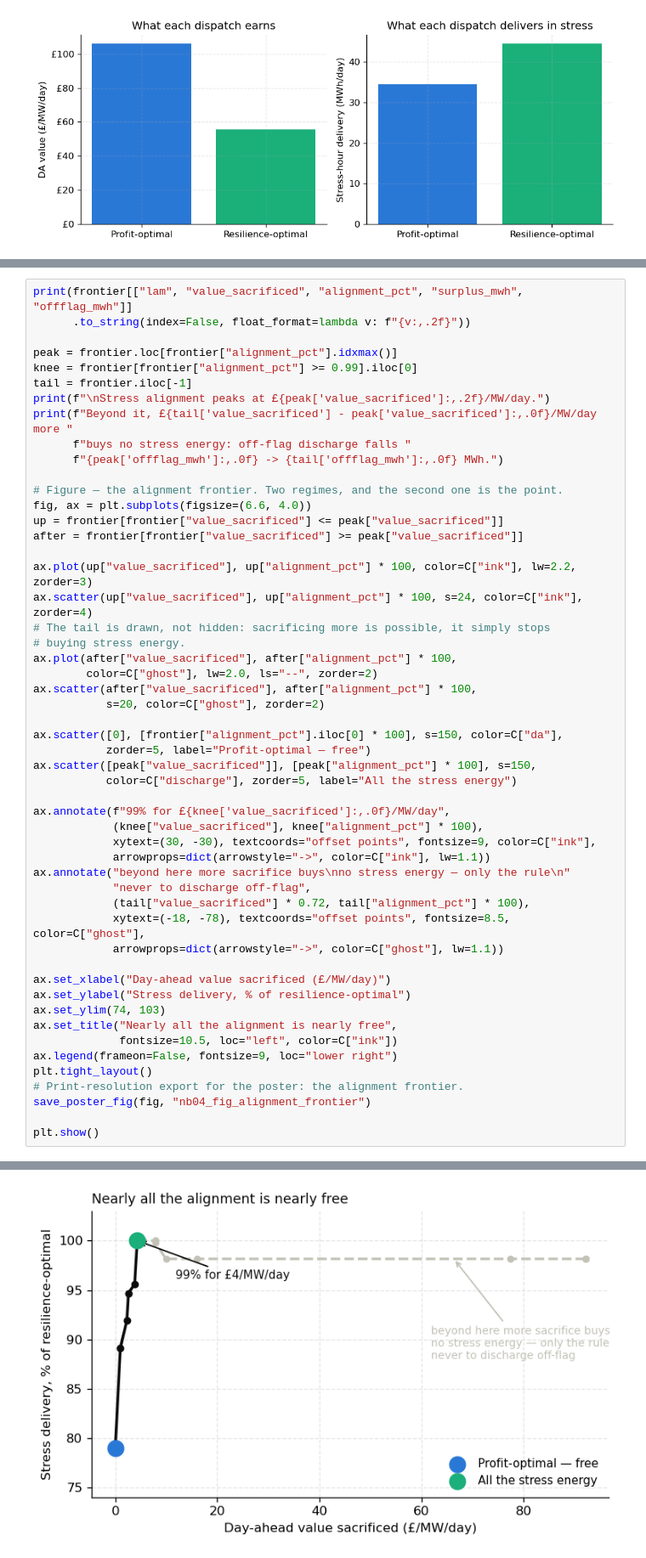
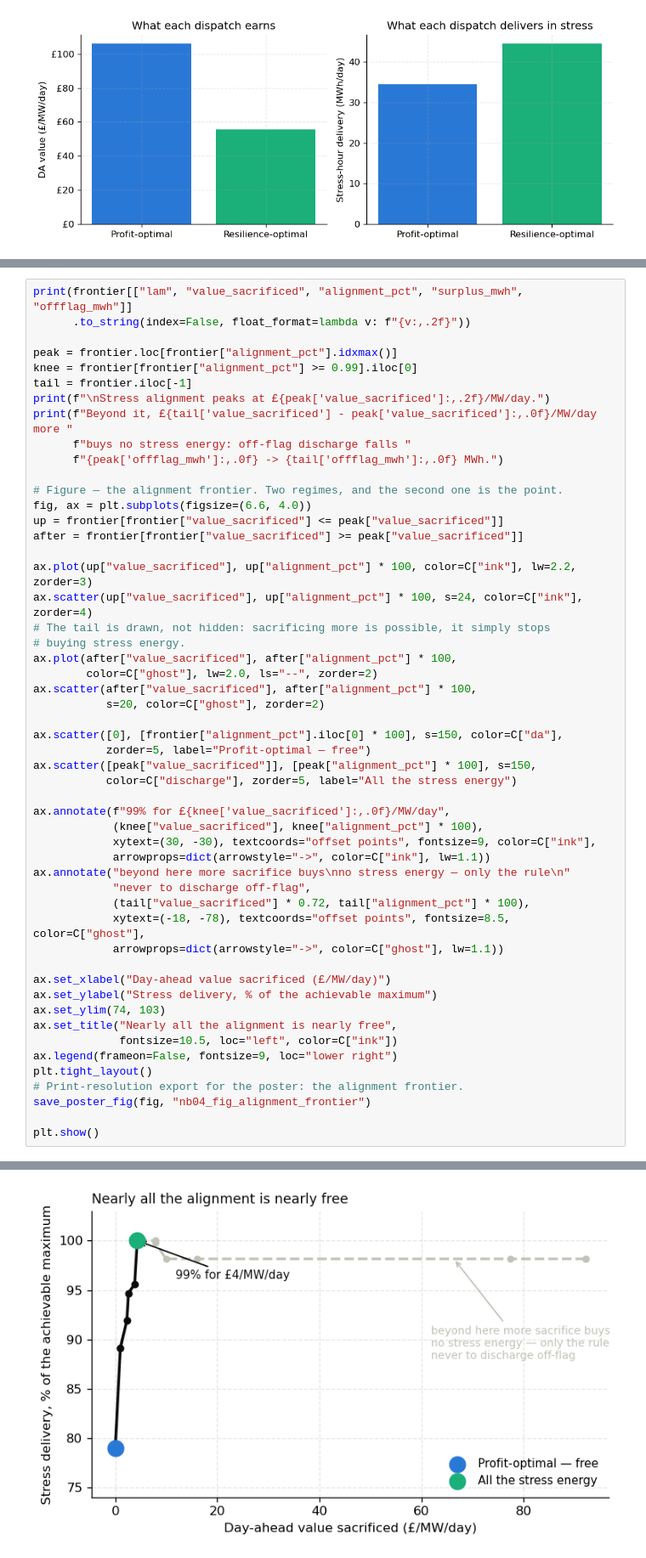
Before and after one commit to shaw029/power-trading, a Jupyter notebook: notebooks/04_alignment_gap.ipynb, the cells around one changed output, grey strips where cells are left out. Shown at 85% size. Drawn from its saved outputs; the diff is of its cells as text.

```diff
--- a/notebooks/04_alignment_gap.ipynb
+++ b/notebooks/04_alignment_gap.ipynb
@@ -556,37 +561,37 @@ ax.annotate("beyond here more sacrifice buys\nno stress energy — only the rule
             arrowprops=dict(arrowstyle="->", color=C["ghost"], lw=1.1))
 
 ax.set_xlabel("Day-ahead value sacrificed (£/MW/day)")
-ax.set_ylabel("Stress delivery, % of resilience-optimal")
+ax.set_ylabel("Stress delivery, % of the achievable maximum")
 ax.set_ylim(74, 103)
 ax.set_title("Nearly all the alignment is nearly free",
              fontsize=10.5, loc="left", color=C["ink"])
 ax.legend(frameon=False, fontsize=9, loc="lower right")
 plt.tight_layout()
 # Print-resolution export for the poster: the alignment frontier.
 save_poster_fig(fig, "nb04_fig_alignment_frontier")
 
 plt.show()
 # %% [output]
      lam  value_sacrificed  alignment_pct  surplus_mwh  offflag_mwh
     0.00              0.00           0.79     2,367.63     3,277.70
     1.00              1.00           0.89     2,482.53     2,771.08
     2.00              2.27           0.92     2,567.63     2,444.36
     3.00              2.59           0.95     2,637.85     2,363.34
     5.00              3.81           0.96     2,722.95     2,174.98
     7.50              4.31           1.00     2,752.74     2,130.80
    10.00              5.53           1.00     2,858.51     2,030.40
    15.00              7.80           1.00     2,858.51     1,854.80
    20.00              7.91           1.00     2,858.51     1,848.98
    30.00              9.91           0.98     2,829.99     1,748.98
    50.00             16.02           0.98     2,382.53     1,353.60
    80.00             77.34           0.98     2,382.53         0.00
   130.00             92.12           0.98     2,858.51         0.00
   250.00             92.12           0.98     2,858.51         0.00
 1,000.00             92.12           0.98     2,858.51         0.00
 
 Stress alignment peaks at £4.31/MW/day.
 Beyond it, £88/MW/day more buys no stress energy: off-flag discharge falls 2,131 -> 0 MWh.
-[figure, old version]
+[figure, new version]
 # %%
 # Figure 3 — the gap is regime-dependent: cost of alignment by day type.
 tag_rows = {}
```
Also changed, not shown: parts of 1 cell of this notebook, 1 other file.
